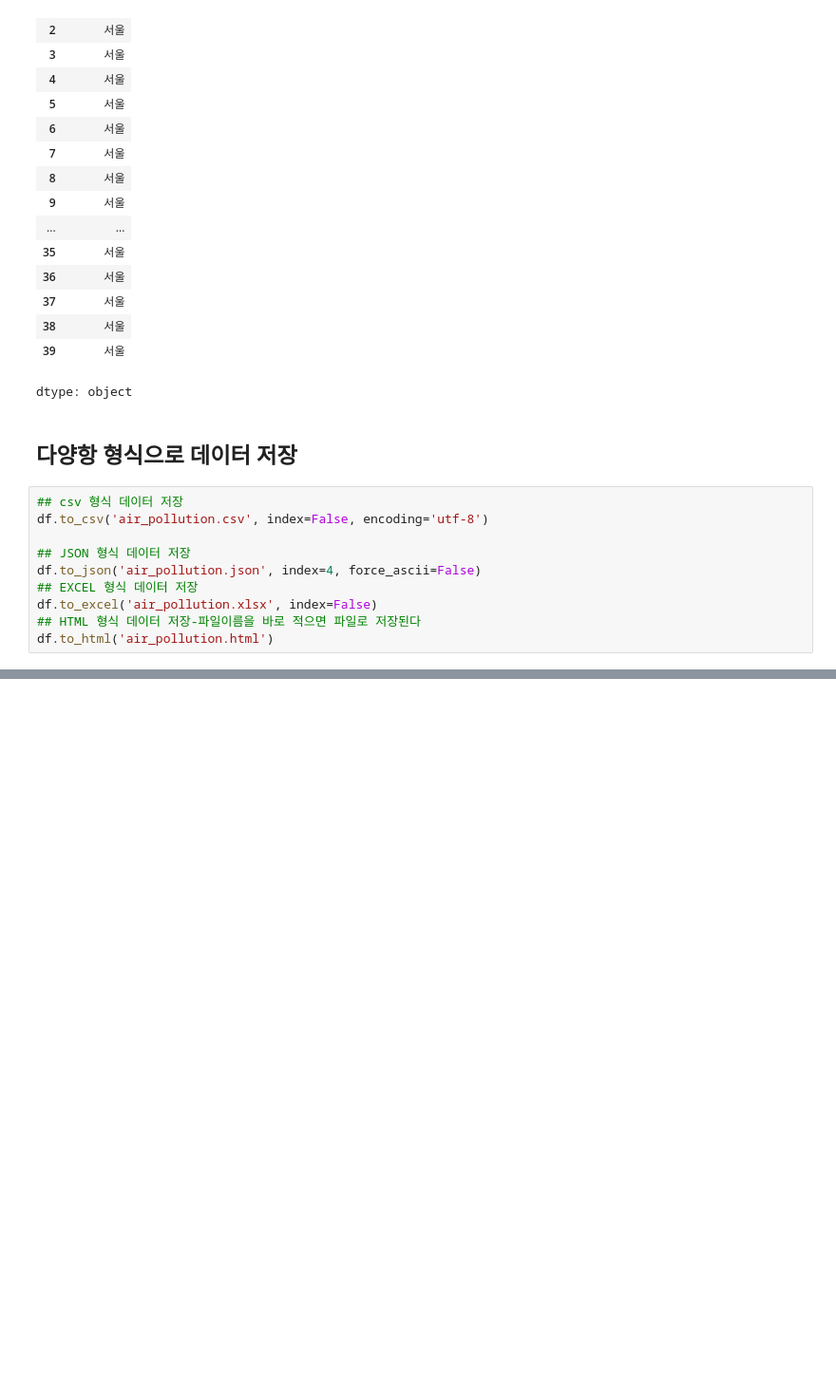
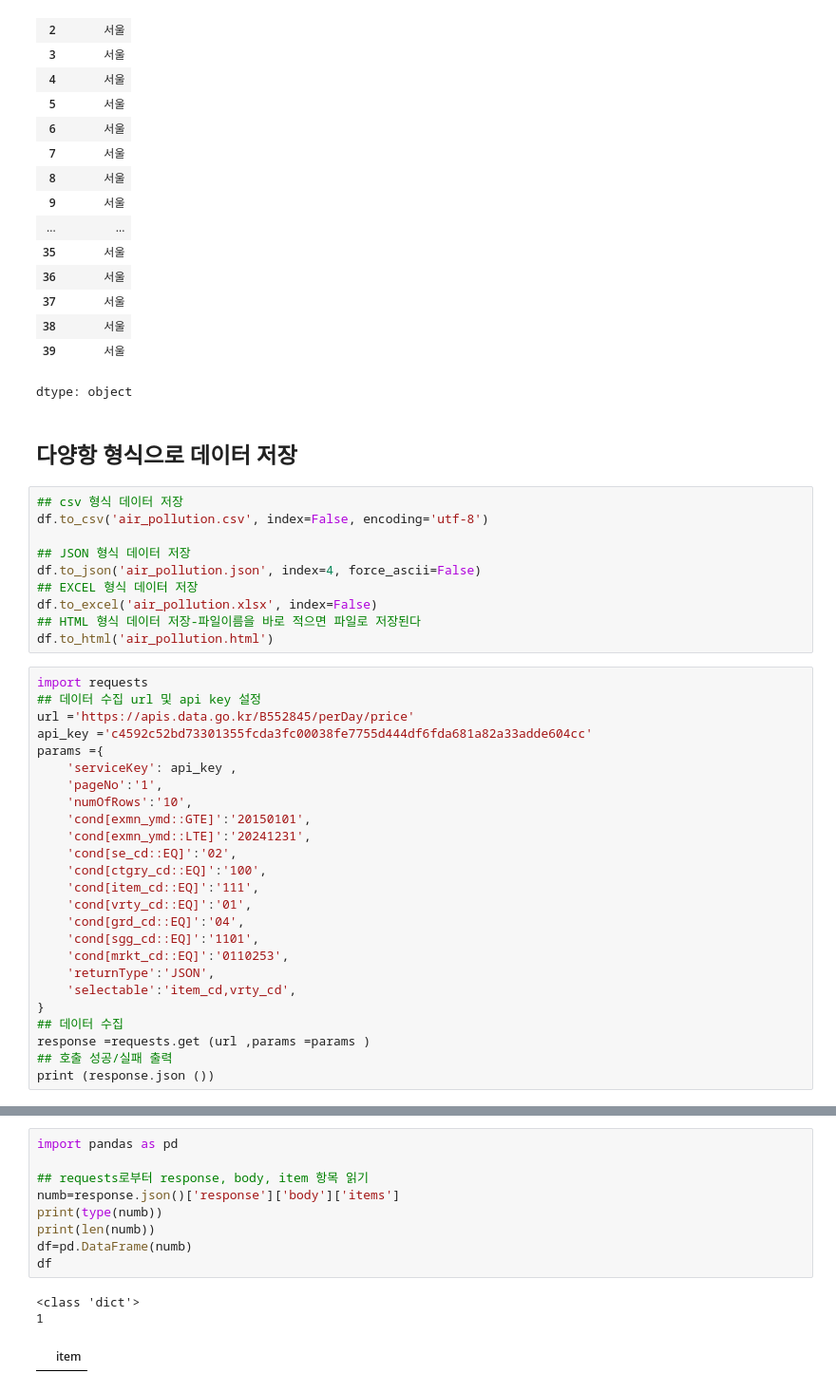
Before and after one commit to yaong0915/Data-Analysis-with-Open-Source, a Jupyter notebook: 오픈소스_데이터_분석_5강.ipynb, the cells around one changed output, grey strips where cells are left out. Shown at 95% size. Cells and saved outputs as stored; diff of their text form; blank space fills up the shorter version.

```diff
--- a/오픈소스_데이터_분석_5강.ipynb
+++ b/오픈소스_데이터_분석_5강.ipynb
@@ -217,3 +217,28 @@ df.to_json('air_pollution.json', index=4, force_ascii=False)
 df.to_excel('air_pollution.xlsx', index=False)
 ## HTML 형식 데이터 저장-파일이름을 바로 적으면 파일로 저장된다
 df.to_html('air_pollution.html')
+# %%
+import requests
+## 데이터 수집 url 및 api key 설정
+url ='https://apis.data.go.kr/B552845/perDay/price'
+api_key ='c4592c52bd73301355fcda3fc00038fe7755d444df6fda681a82a33adde604cc'
+params ={
+    'serviceKey': api_key ,
+    'pageNo':'1',
+    'numOfRows':'10',
+    'cond[exmn_ymd::GTE]':'20150101',
+    'cond[exmn_ymd::LTE]':'20241231',
+    'cond[se_cd::EQ]':'02',
+    'cond[ctgry_cd::EQ]':'100',
+    'cond[item_cd::EQ]':'111',
+    'cond[vrty_cd::EQ]':'01',
+    'cond[grd_cd::EQ]':'04',
+    'cond[sgg_cd::EQ]':'1101',
+    'cond[mrkt_cd::EQ]':'0110253',
+    'returnType':'JSON',
+    'selectable':'item_cd,vrty_cd',
+}
+## 데이터 수집
+response =requests.get (url ,params =params )
+## 호출 성공/실패 출력
+print (response.json ())
@@ -219,0 +280,13 @@ df.to_html('air_pollution.html')
+# %%
+import pandas as pd
+
+## requests로부터 response, body, item 항목 읽기
+numb=response.json()['response']['body']['items']
+print(type(numb))
+print(len(numb))
+df=pd.DataFrame(numb)
+df
+# %% [output]
+<class 'dict'>
+1
+|  | item |
```
Also changed, not shown: parts of 4 cells of this notebook.
